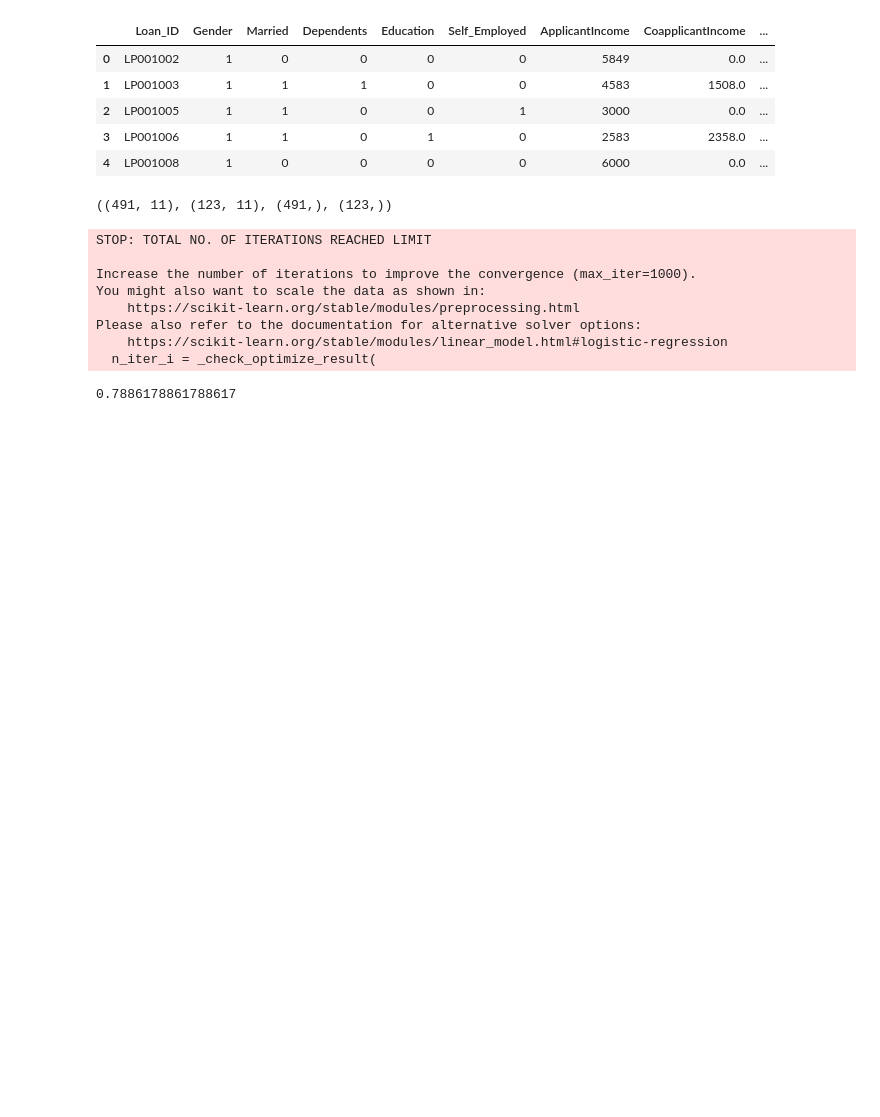
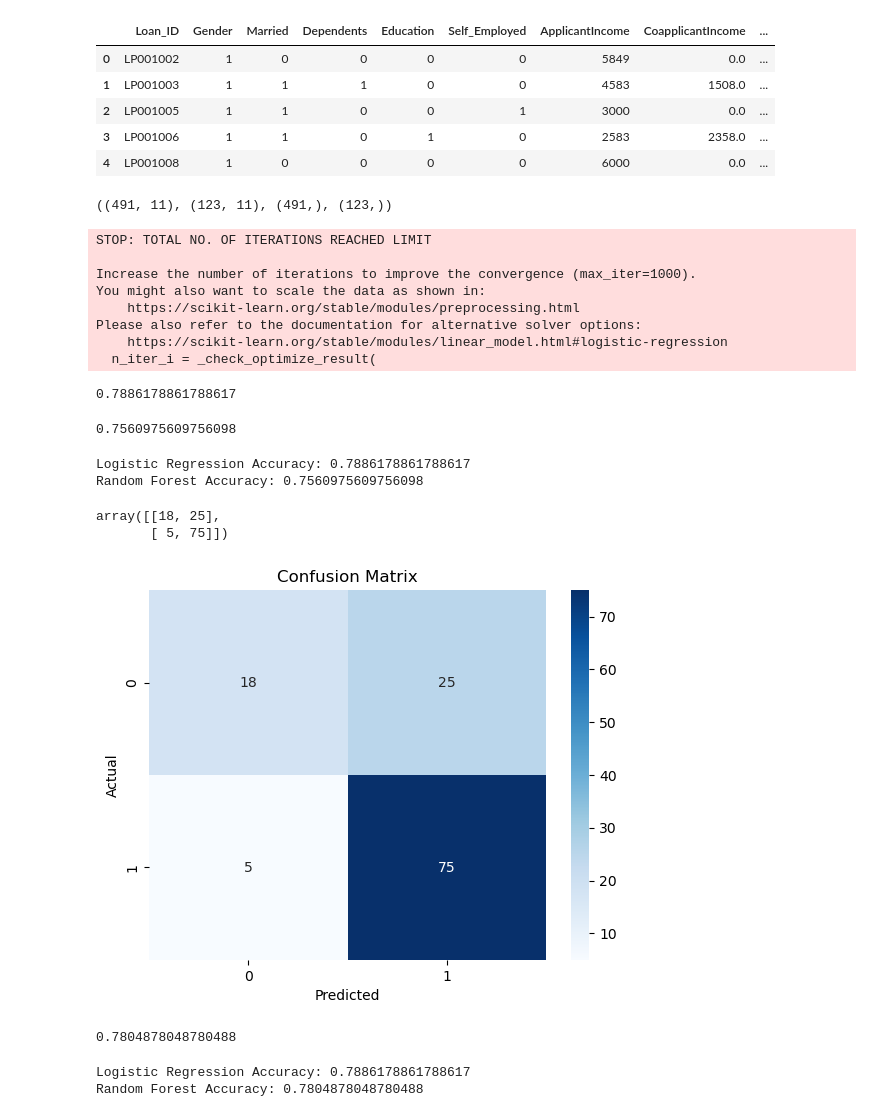
Before and after one commit to offbyone-dev/Smart-Loan-Risk-Analyzer, a Jupyter notebook: notebooks/exploration.ipynb, the cells around one changed output. Drawn from its saved outputs; the diff is of its cells as text; code cells hidden in the pictures; blank space fills up the shorter version.

Commit message:
Random Forest, feature importance, confusion matrix, ROC curve

```diff
--- a/notebooks/exploration.ipynb
+++ b/notebooks/exploration.ipynb
@@ -171,0 +175,48 @@ Please also refer to the documentation for alternative solver options:
+# %%
+rf=RandomForestClassifier(n_estimators=100, random_state=42)
+rf.fit(X_train, y_train)
+y_pred_rf = rf.predict(X_test)
+accuracy_score(y_test, y_pred_rf)
+# %% [output]
+0.7560975609756098
+# %%
+print("Logistic Regression Accuracy:", accuracy_score(y_test, y_pred))
+print("Random Forest Accuracy:", accuracy_score(y_test, y_pred_rf))
+# %% [output]
+Logistic Regression Accuracy: 0.7886178861788617
+Random Forest Accuracy: 0.7560975609756098
+# %%
+from sklearn.metrics import confusion_matrix
+cm=confusion_matrix(y_test, y_pred_rf)
+cm
+# %% [output]
+array([[18, 25],
+       [ 5, 75]])
+# %%
+import seaborn as sns
+import matplotlib.pyplot as plt
+sns.heatmap(cm,annot=True,fmt="d",cmap="Blues")
+plt.xlabel("Predicted")
+plt.ylabel("Actual")
+plt.title("Confusion Matrix")
+plt.show()
+# %% [output]
+[figure, added]
+# %%
+rf=RandomForestClassifier(
+    n_estimators=300,
+    max_depth=10,
+    min_samples_split=5,
+    random_state=42
+)
+rf.fit(X_train, y_train)
+y_pred_rf = rf.predict(X_test)
+accuracy_score(y_test, y_pred_rf)
+# %% [output]
+0.7804878048780488
+# %%
+print("Logistic Regression Accuracy:", accuracy_score(y_test, y_pred))
+print("Random Forest Accuracy:", accuracy_score(y_test, y_pred_rf))
+# %% [output]
+Logistic Regression Accuracy: 0.7886178861788617
+Random Forest Accuracy: 0.7804878048780488
```
Also changed, not shown: parts of 4 cells of this notebook.
